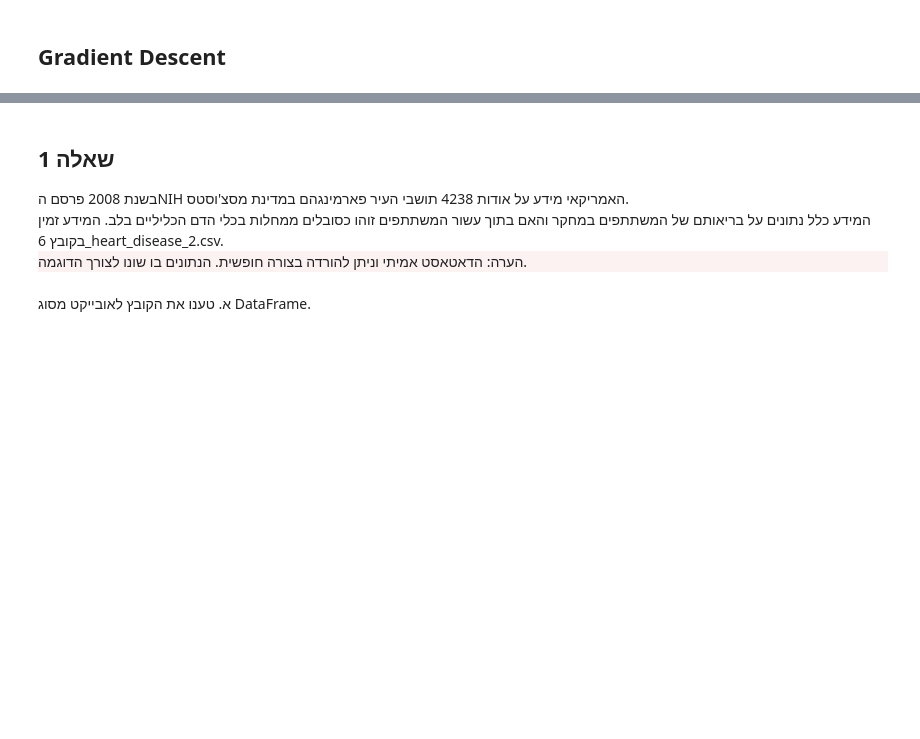
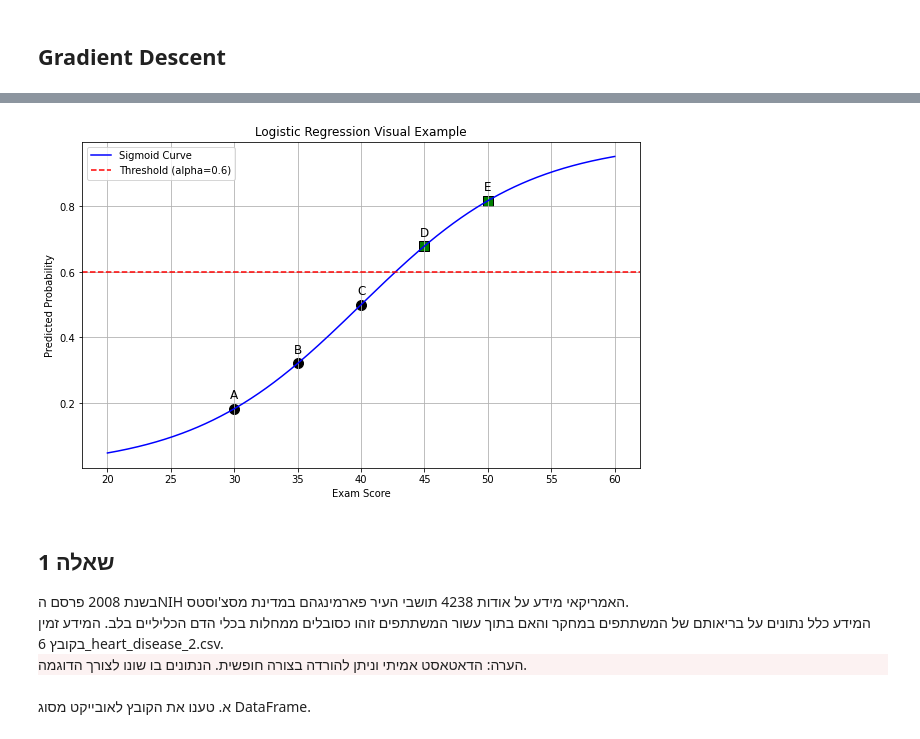
Before and after one commit to ronmoneta-tau/Intro_DS, a Jupyter notebook: TA4/Tutorial6_classify1_LR.ipynb, the cells around one changed output, grey strips where cells are left out. Saved outputs shown, nothing was run; the diff lists cells and outputs as text; code cells hidden in the pictures; blank space fills up the shorter version.

```diff
--- a/TA4/Tutorial6_classify1_LR.ipynb
+++ b/TA4/Tutorial6_classify1_LR.ipynb
@@ -317,3 +346,53 @@ For a function F(θ) we want to minimize:
+# %%
+import numpy as np
+import matplotlib.pyplot as plt
+
+def sigmoid(z):
+    """Compute the sigmoid function."""
+    return 1 / (1 + np.exp(-z))
+
+theta0 = -6         # intercept
+theta1 = 0.15       # coefficient
+alpha = 0.6         # decision threshold #TODO: look how the data points shape changes as you change alpha!
+
+exam_scores = np.array([30, 35, 40, 45, 50])
+students = ["A", "B", "C", "D", "E"]
+
+# Compute linear combination and probabilities for the synthetic data
+z = theta0 + theta1 * exam_scores
+probabilities = sigmoid(z)
+predicted_classes = (probabilities >= alpha).astype(int)
+
+# Generate values for a smooth sigmoid curve over a range of exam scores
+x_values = np.linspace(20, 60, 400)
+z_values = theta0 + theta1 * x_values
+y_values = sigmoid(z_values)
+
+plt.figure(figsize=(10, 6))
+
+# Plot the sigmoid curve
+plt.plot(x_values, y_values, label='Sigmoid Curve', color='blue')
+
+plt.axhline(y=alpha, color='red', linestyle='dashed', label=f'Threshold (alpha={alpha})')
+
+for i, score in enumerate(exam_scores):
+    if predicted_classes[i] == 1:
+        marker = 's'   # square for class 1
+        color = 'green'
+    else:
+        marker = 'o'   # circle for class 0
+        color = 'black'
+    plt.scatter(score, probabilities[i], marker=marker, color=color, s=100, edgecolors='k')
+    plt.text(score, probabilities[i] + 0.03, f'{students[i]}', ha='center', fontsize=12)
+
+plt.xlabel('Exam Score')
+plt.ylabel('Predicted Probability')
+plt.title('Logistic Regression Visual Example')
+plt.legend()
+plt.grid(True)
+plt.show()
+# %% [output]
+[figure, added]
 # %% [markdown]
 ## <div dir=rtl>שאלה 1</div>
 
```
Also changed, not shown: parts of 13 cells of this notebook, 1 other file.
